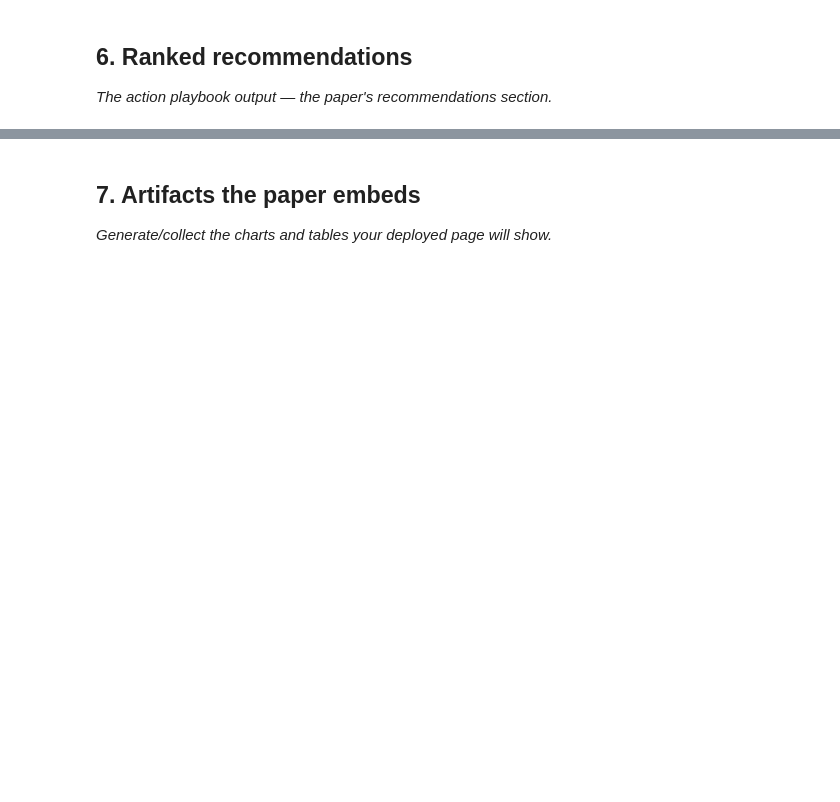
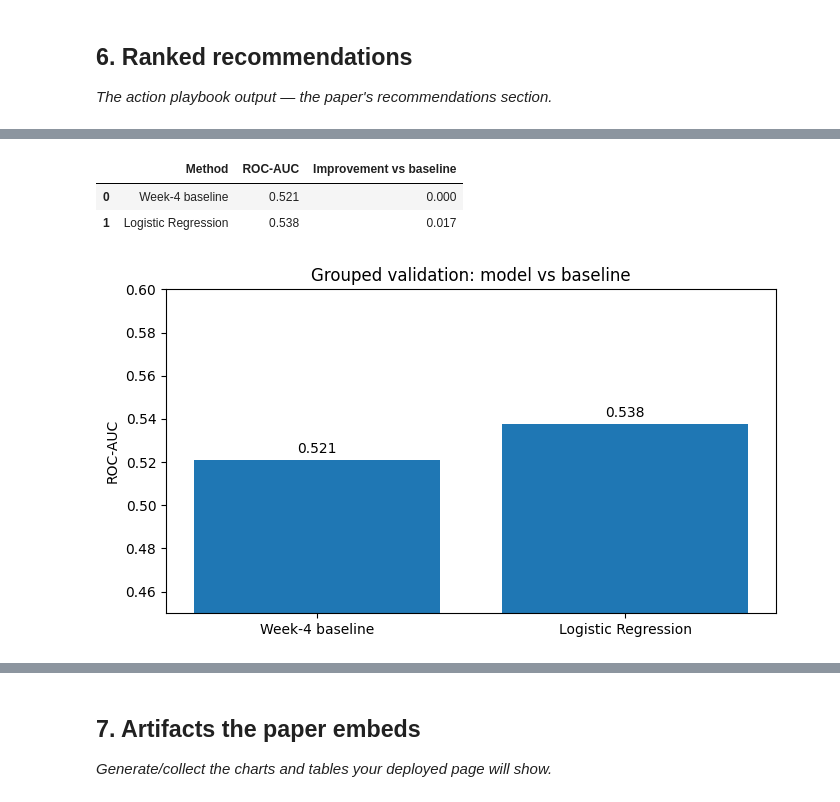
Before and after one commit to hussaintinwala2/Flyrank, a Jupyter notebook: work/notebooks/capstone.ipynb, the cells around one changed output, grey strips where cells are left out. Cells and saved outputs as stored; diff of their text form; code cells hidden in the pictures; blank space fills up the shorter version.

```diff
--- a/work/notebooks/capstone.ipynb
+++ b/work/notebooks/capstone.ipynb
@@ -663,0 +798,55 @@ The result is directional and decision-support oriented; it does not establish t
+# %%
+# ============================================================
+# Section 7 — Artifact 1: Model vs baseline table
+# ============================================================
+
+artifact_results = pd.DataFrame({
+    "Method": [
+        "Week-4 baseline",
+        "Logistic Regression"
+    ],
+    "ROC-AUC": [
+        baseline_auc,
+        model_auc
+    ]
+})
+
+artifact_results["Improvement vs baseline"] = (
+    artifact_results["ROC-AUC"] - baseline_auc
+)
+
+display(artifact_results.round(3))
+# %% [output]
+|  | Method | ROC-AUC | Improvement vs baseline |
+| 0 | Week-4 baseline | 0.521 | 0.000 |
+| 1 | Logistic Regression | 0.538 | 0.017 |
+# %%
+# ============================================================
+# Artifact 2 — Model vs baseline ROC-AUC
+# ============================================================
+
+import matplotlib.pyplot as plt
+
+plt.figure(figsize=(7, 4))
+
+plt.bar(
+    artifact_results["Method"],
+    artifact_results["ROC-AUC"]
+)
+
+plt.ylim(0.45, 0.60)
+plt.ylabel("ROC-AUC")
+plt.title("Grouped validation: model vs baseline")
+
+for i, value in enumerate(artifact_results["ROC-AUC"]):
+    plt.text(
+        i,
+        value + 0.003,
+        f"{value:.3f}",
+        ha="center"
+    )
+
+plt.tight_layout()
+plt.show()
+# %% [output]
+[figure, added]
```
Also changed, not shown: parts of 9 cells of this notebook.
